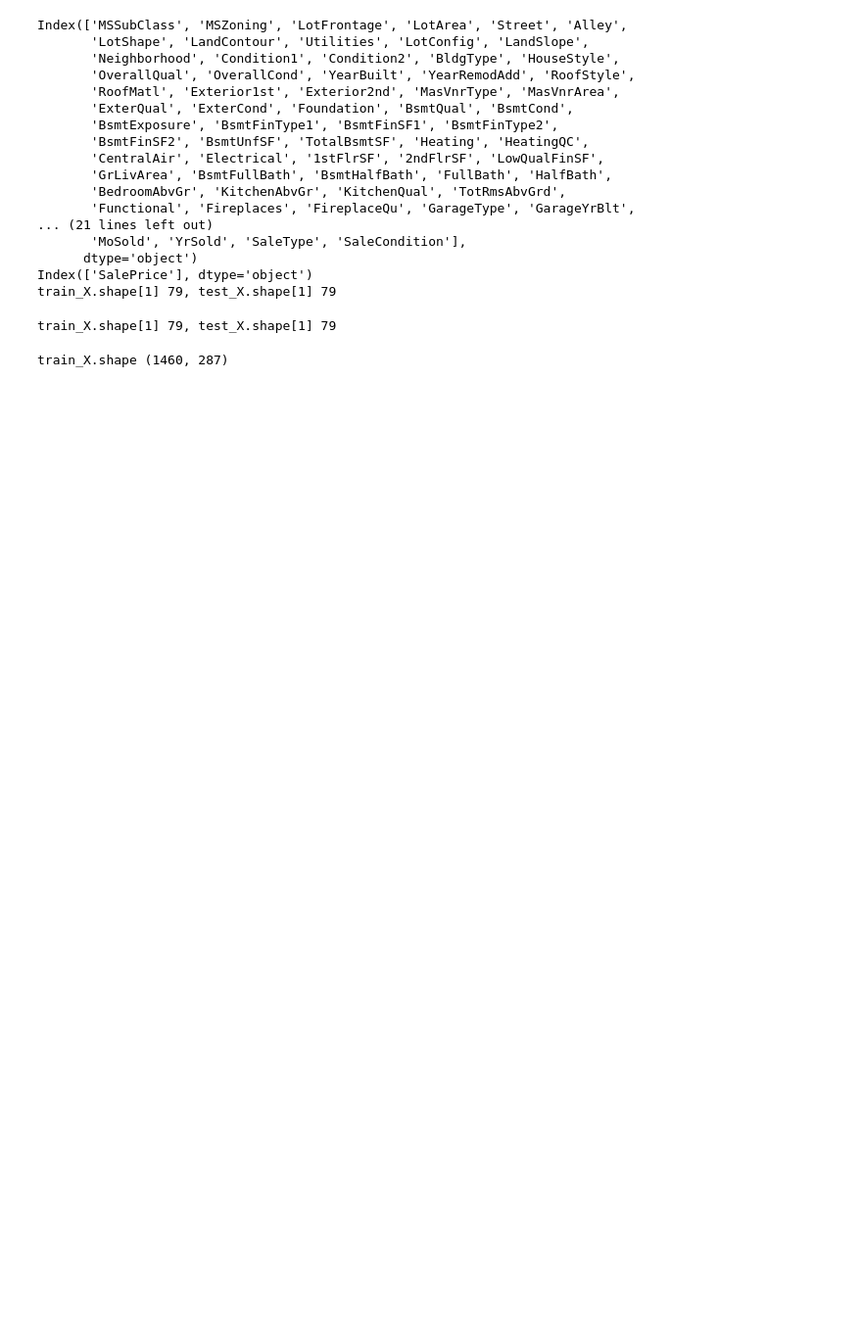
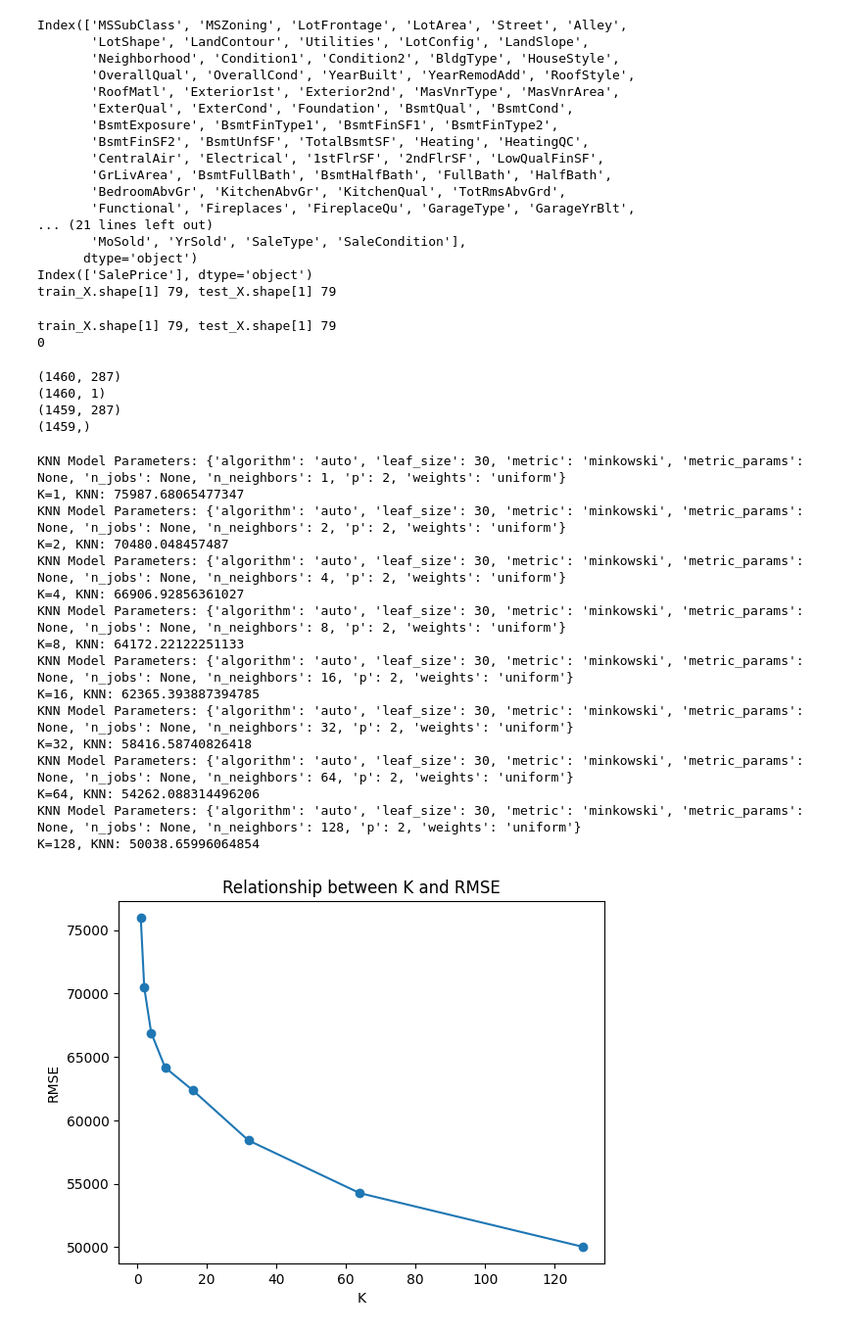
Before and after one commit to noelmrowiec/CS441, a Jupyter notebook: final_project/final_project.ipynb, the cells around one changed output. Shown at 98% size. Cells and saved outputs as stored; diff of their text form; code cells hidden in the pictures; blank space fills up the shorter version.

```diff
--- a/final_project/final_project.ipynb
+++ b/final_project/final_project.ipynb
@@ -4,8 +4,8 @@ import pandas as pd
 import numpy as np
 train_data = pd.read_csv("house-prices-advanced-regression-techniques/train.csv")
 train_X, train_Y  = train_data.iloc[:,1:-1], train_data.iloc[:,-1:]      #not including ID. Keep data in order for cooresponding Y
-test_data = pd.read_csv("house-prices-advanced-regression-techniques/test.csv").iloc[:,1:]
-test_X, test_Y  = test_data, pd.read_csv("house-prices-advanced-regression-techniques/sample_submission.csv")['SalePrice']
+test_data = pd.read_csv("house-prices-advanced-regression-techniques/test.csv")
+test_X, test_Y  = test_data.iloc[:,1:], pd.read_csv("house-prices-advanced-regression-techniques/sample_submission.csv")['SalePrice']
 
 print(train_X.columns)
 print(train_Y.columns)
@@ -36,22 +36,23 @@ train_X.shape[1] 79, test_X.shape[1] 79
 # %%
 #clean data
 print(f"train_X.shape[1] {train_X.shape[1]}, test_X.shape[1] {test_X.shape[1]}")
+def normalize(column):
+    return (column - column.min()) / (column.max() - column.min())
 
 #first combine data, so that get_dummies will have all classes
 all_data = pd.concat([train_X, test_X], axis=0)
 
 all_data_dummy = pd.get_dummies(all_data)
-all_data_dummy = all_data_dummy.fillna(0)
+all_data_dummy = all_data_dummy.fillna(0).astype(float).apply(normalize)
 
 train_X = all_data_dummy.iloc[:train_X.shape[0]]
 test_X =  all_data_dummy.iloc[train_X.shape[0]:]
 #print(clear_data.columns)
+print(test_X.isna().sum().sum())
 
 
 
 assert train_X.shape[1] == test_X.shape[1], print(f"train_X.shape[1] {train_X.shape[1]}, test_X.shape[1] {test_X.shape[1]}")
-
-train_X.to_csv("train_X.txt", sep="\t", index=False)
-test_X.to_csv("test_X.txt", sep="\t", index=False)
 # %% [output]
 train_X.shape[1] 79, test_X.shape[1] 79
+0
@@ -58,18 +125,47 @@ train_X.shape[1] 79, test_X.shape[1] 79
 # %%
-def normalize(column):
-    return (column - column.min()) / (column.max() - column.min())
-
-train_X = train_X.astype(float)
-test_X  = test_X.astype(float)
-
-train_X = train_X.apply(normalize)
-test_X  = test_X.apply(normalize)
 
 train_X.to_csv("train_X.txt", sep="\t", index=False)
 test_X.to_csv("test_X.txt", sep="\t", index=False)
-# %%
-#Linear Regression
-#first do PCA
-print(f"train_X.shape {train_X.shape}")
-# %% [output]
-train_X.shape (1460, 287)
+# %%
+print(train_X.shape)
+print(train_Y.shape)
+print(test_X.shape)
+print(test_Y.shape)
+train_Y = np.squeeze(train_Y)
+# %% [output]
+(1460, 287)
+(1460, 1)
+(1459, 287)
+(1459,)
+# %%
+K_set = []
+rmse_set = []
+for K in [1, 2, 4, 8, 16, 32, 64, 128]:
+  rmse_KNN, Y_pred_KNN = KNN(train_X, train_Y, test_X, test_Y, K)
+  K_set.append(K)
+  rmse_set.append(rmse_KNN)
+  print(f"K={K}, KNN: {rmse_KNN}")
+
+plt.plot(K_set, rmse_set, marker='o')
+plt.xlabel('K')
+plt.ylabel('RMSE')
+plt.title('Relationship between K and RMSE')
+plt.show()
+# %% [output]
+KNN Model Parameters: {'algorithm': 'auto', 'leaf_size': 30, 'metric': 'minkowski', 'metric_params': None, 'n_jobs': None, 'n_neighbors': 1, 'p': 2, 'weights': 'uniform'}
+K=1, KNN: 75987.68065477347
+KNN Model Parameters: {'algorithm': 'auto', 'leaf_size': 30, 'metric': 'minkowski', 'metric_params': None, 'n_jobs': None, 'n_neighbors': 2, 'p': 2, 'weights': 'uniform'}
+K=2, KNN: 70480.048457487
+KNN Model Parameters: {'algorithm': 'auto', 'leaf_size': 30, 'metric': 'minkowski', 'metric_params': None, 'n_jobs': None, 'n_neighbors': 4, 'p': 2, 'weights': 'uniform'}
+K=4, KNN: 66906.92856361027
+KNN Model Parameters: {'algorithm': 'auto', 'leaf_size': 30, 'metric': 'minkowski', 'metric_params': None, 'n_jobs': None, 'n_neighbors': 8, 'p': 2, 'weights': 'uniform'}
+K=8, KNN: 64172.22122251133
+KNN Model Parameters: {'algorithm': 'auto', 'leaf_size': 30, 'metric': 'minkowski', 'metric_params': None, 'n_jobs': None, 'n_neighbors': 16, 'p': 2, 'weights': 'uniform'}
+K=16, KNN: 62365.393887394785
+KNN Model Parameters: {'algorithm': 'auto', 'leaf_size': 30, 'metric': 'minkowski', 'metric_params': None, 'n_jobs': None, 'n_neighbors': 32, 'p': 2, 'weights': 'uniform'}
+K=32, KNN: 58416.58740826418
+KNN Model Parameters: {'algorithm': 'auto', 'leaf_size': 30, 'metric': 'minkowski', 'metric_params': None, 'n_jobs': None, 'n_neighbors': 64, 'p': 2, 'weights': 'uniform'}
+K=64, KNN: 54262.088314496206
+KNN Model Parameters: {'algorithm': 'auto', 'leaf_size': 30, 'metric': 'minkowski', 'metric_params': None, 'n_jobs': None, 'n_neighbors': 128, 'p': 2, 'weights': 'uniform'}
+K=128, KNN: 50038.65996064854
+[figure, added]
```
Also changed, not shown: parts of 2 cells of this notebook, 4 other files.
